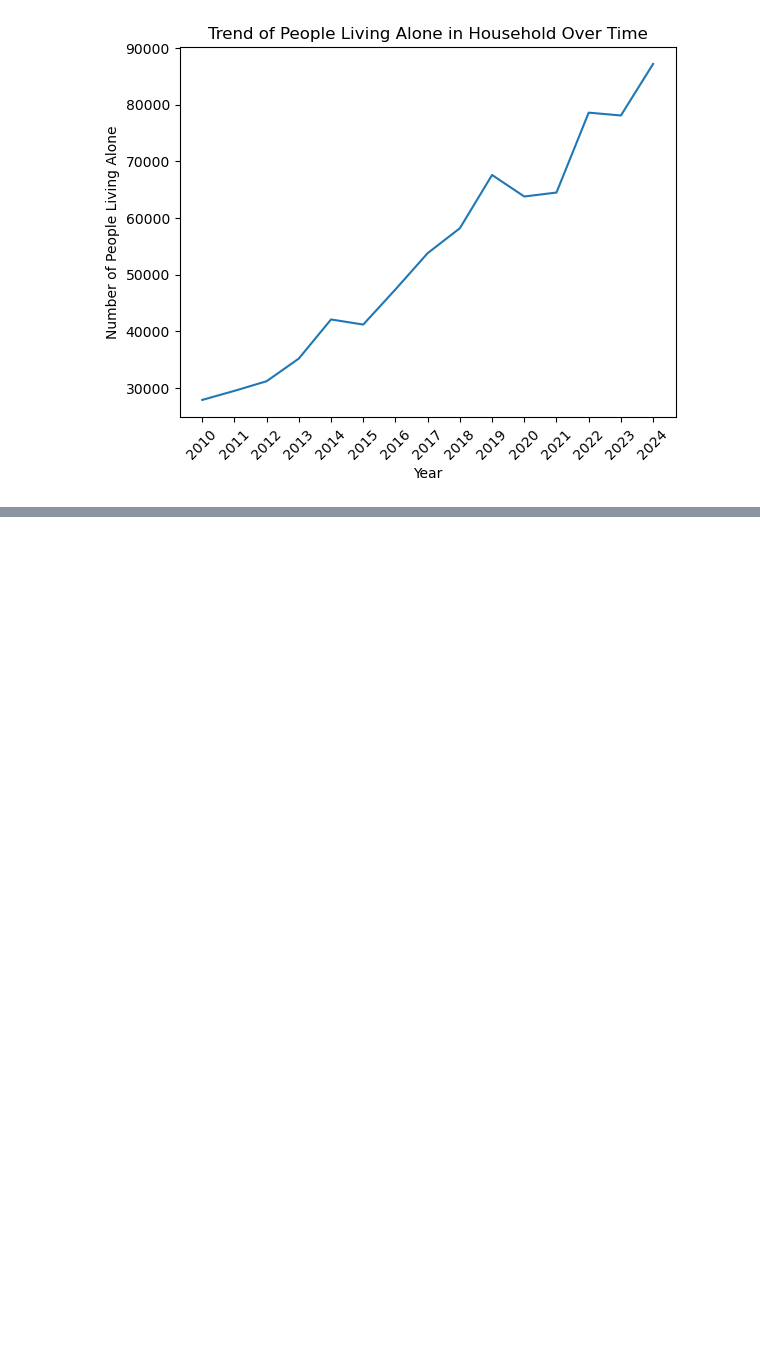
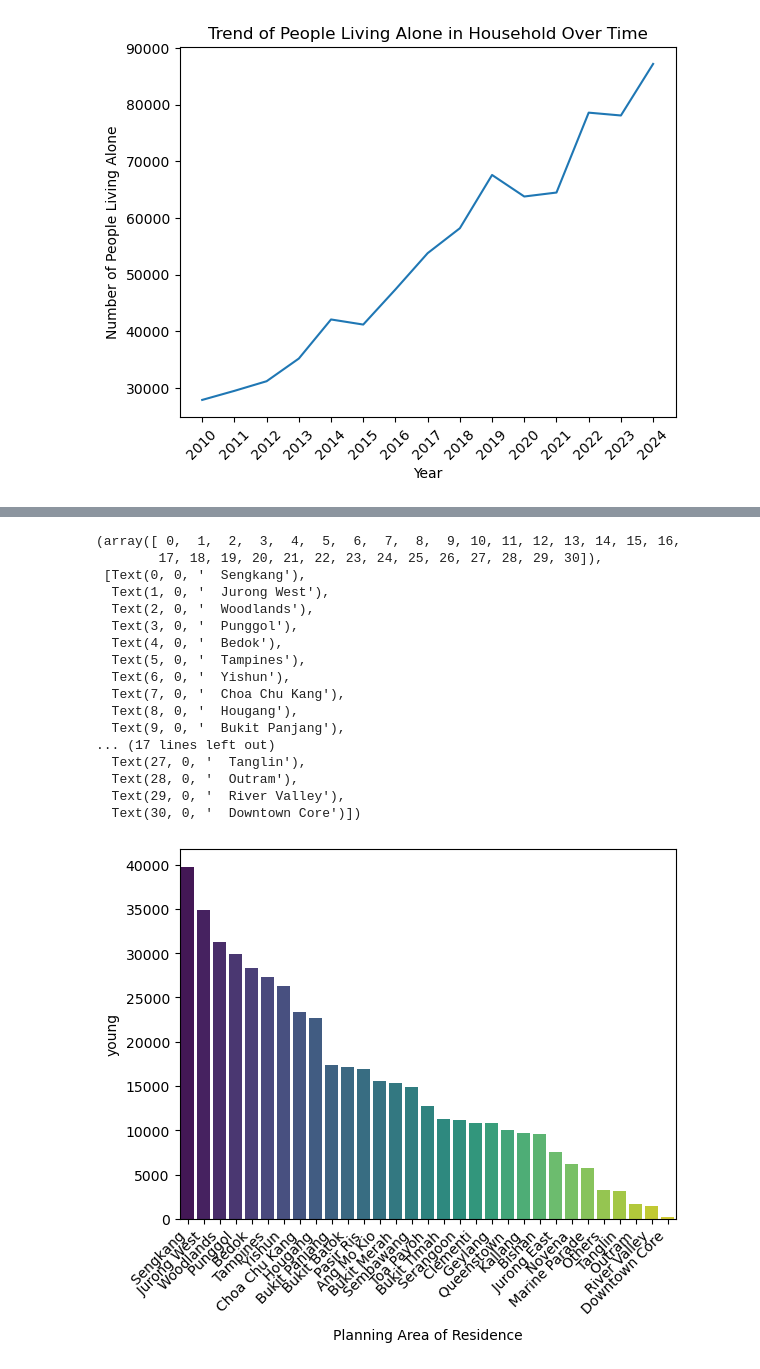
Before and after one commit to yuntsingg/DSE3101-HDB-Decode, a Jupyter notebook: code/Depstats_data.ipynb, the cells around one changed output, grey strips where cells are left out. Cells and saved outputs as stored; diff of their text form; code cells hidden in the pictures; blank space fills up the shorter version.

Commit message:
Young student visualization by geo

```diff
--- a/code/Depstats_data.ipynb
+++ b/code/Depstats_data.ipynb
@@ -29,0 +36,4 @@ Text(0.5, 1.0, 'Trend of People Living Alone in Household Over Time')
+# %%
+stugeo = pd.read_csv("../data/student_geo_popu.csv", skiprows=9).head(32)
+# %%
+stugeo = stugeo.iloc[1:, :]
@@ -29,0 +60,5 @@ Text(0.5, 1.0, 'Trend of People Living Alone in Household Over Time')
+# %%
+stugeo = stugeo.iloc[:, :-1]
+# %%
+stugeo["young"] = stugeo["Pre-Primary"] + stugeo['Secondary'] + stugeo['Primary']
+stugeo = stugeo.sort_values('young', ascending= False)
@@ -29,0 +85,22 @@ Text(0.5, 1.0, 'Trend of People Living Alone in Household Over Time')
+# %%
+sns.barplot(data=stugeo, x=stugeo['Planning Area of Residence'], y=stugeo['young'], palette="viridis")
+plt.xticks(rotation=45, ha="right")
+# %% [output]
+(array([ 0,  1,  2,  3,  4,  5,  6,  7,  8,  9, 10, 11, 12, 13, 14, 15, 16,
+        17, 18, 19, 20, 21, 22, 23, 24, 25, 26, 27, 28, 29, 30]),
+ [Text(0, 0, '  Sengkang'),
+  Text(1, 0, '  Jurong West'),
+  Text(2, 0, '  Woodlands'),
+  Text(3, 0, '  Punggol'),
+  Text(4, 0, '  Bedok'),
+  Text(5, 0, '  Tampines'),
+  Text(6, 0, '  Yishun'),
+  Text(7, 0, '  Choa Chu Kang'),
+  Text(8, 0, '  Hougang'),
+  Text(9, 0, '  Bukit Panjang'),
+... (17 lines left out)
+  Text(27, 0, '  Tanglin'),
+  Text(28, 0, '  Outram'),
+  Text(29, 0, '  River Valley'),
+  Text(30, 0, '  Downtown Core')])
+[figure, added]
```
Also changed, not shown: parts of 5 cells of this notebook.
